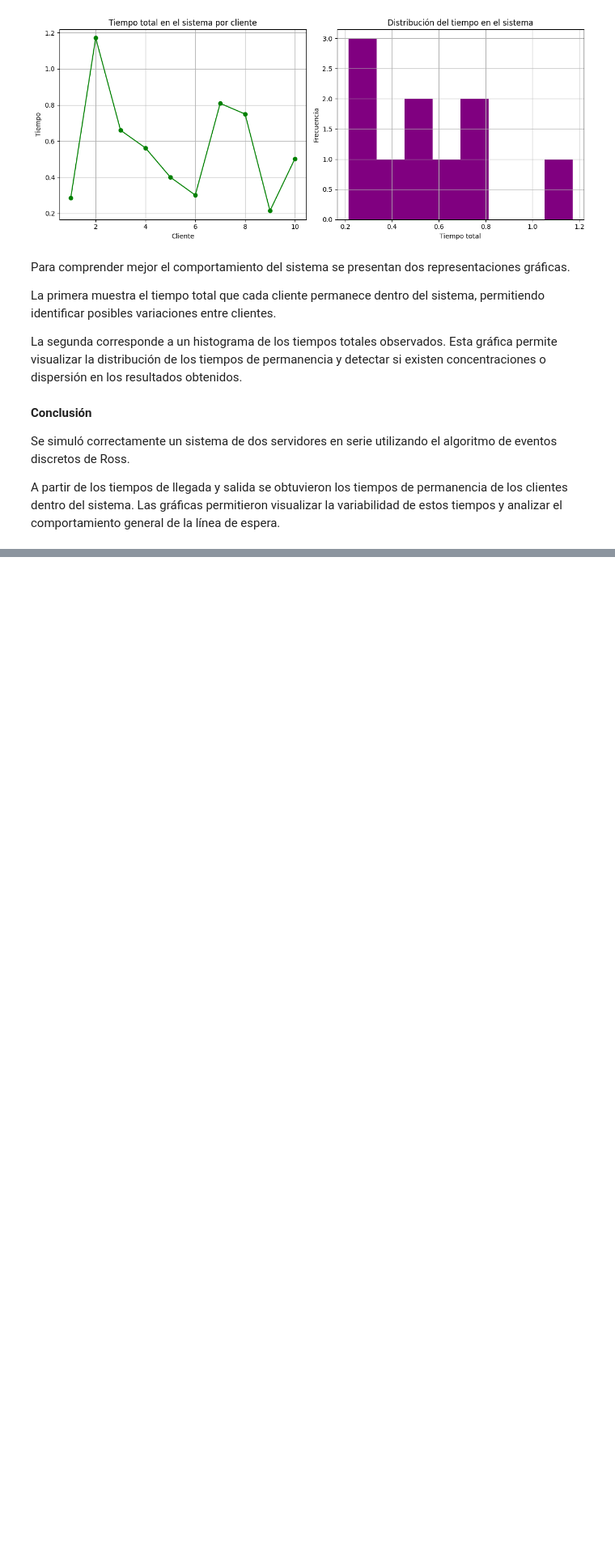
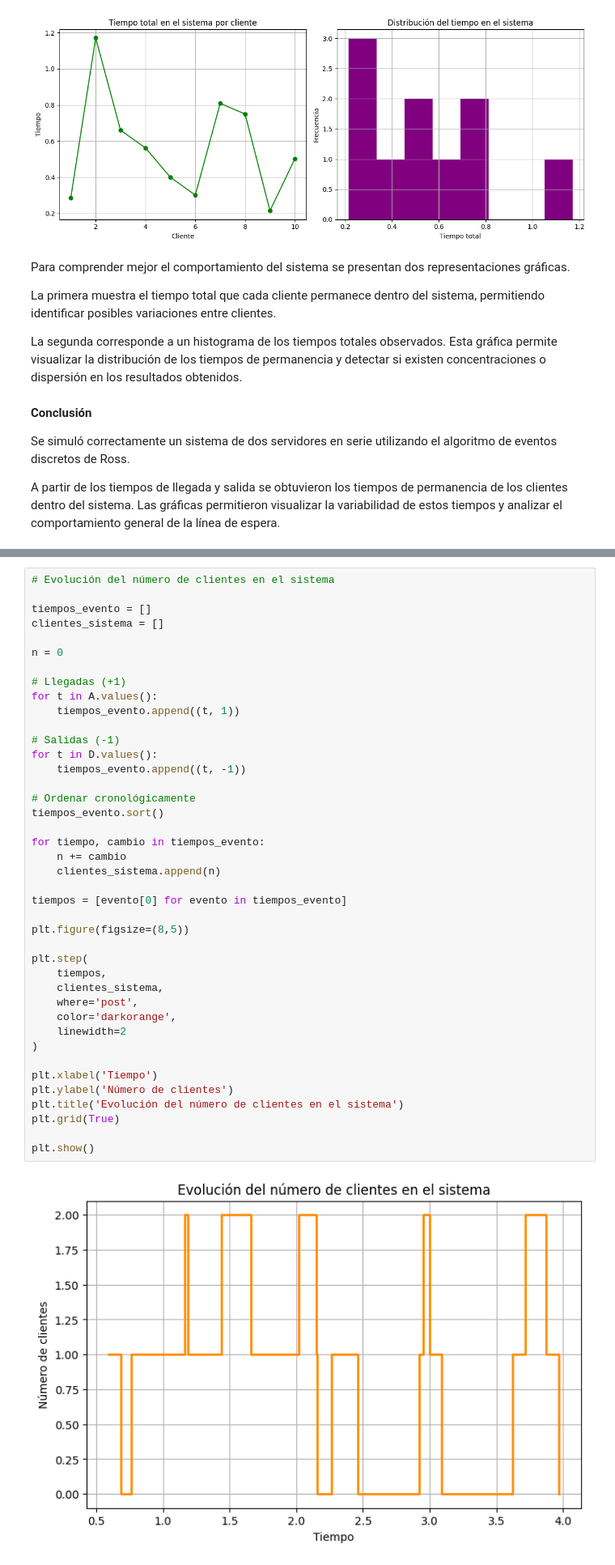
Before and after one commit to KarlaMichelleSorianoSanhez/Simulacion-I, a Jupyter notebook: sistemas_de_linea_de_espera_con_dos_servidores_en_serie_y_paralelo_.ipynb, the cells around one changed output, grey strips where cells are left out. Shown at 81% size. Saved outputs shown, nothing was run; the diff lists cells and outputs as text; blank space fills up the shorter version.

```diff
--- a/sistemas_de_linea_de_espera_con_dos_servidores_en_serie_y_paralelo_.ipynb
+++ b/sistemas_de_linea_de_espera_con_dos_servidores_en_serie_y_paralelo_.ipynb
@@ -699,0 +1209,43 @@ A partir de los tiempos de llegada y salida se obtuvieron los tiempos de permane
+# %%
+# Evolución del número de clientes en el sistema
+
+tiempos_evento = []
+clientes_sistema = []
+
+n = 0
+
+# Llegadas (+1)
+for t in A.values():
+    tiempos_evento.append((t, 1))
+
+# Salidas (-1)
+for t in D.values():
+    tiempos_evento.append((t, -1))
+
+# Ordenar cronológicamente
+tiempos_evento.sort()
+
+for tiempo, cambio in tiempos_evento:
+    n += cambio
+    clientes_sistema.append(n)
+
+tiempos = [evento[0] for evento in tiempos_evento]
+
+plt.figure(figsize=(8,5))
+
+plt.step(
+    tiempos,
+    clientes_sistema,
+    where='post',
+    color='darkorange',
+    linewidth=2
+)
+
+plt.xlabel('Tiempo')
+plt.ylabel('Número de clientes')
+plt.title('Evolución del número de clientes en el sistema')
+plt.grid(True)
+
+plt.show()
+# %% [output]
+[figure, added]
```
Also changed, not shown: parts of 35 cells of this notebook.
